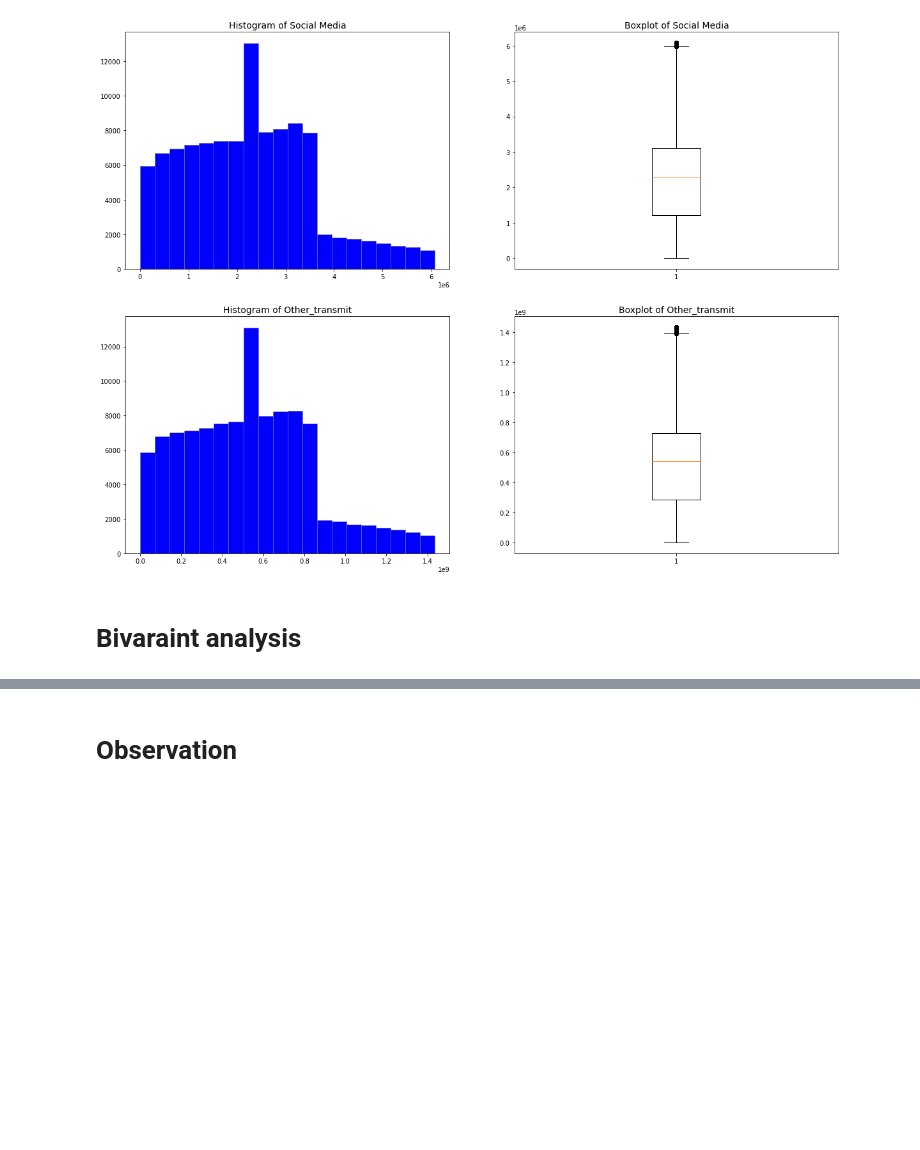
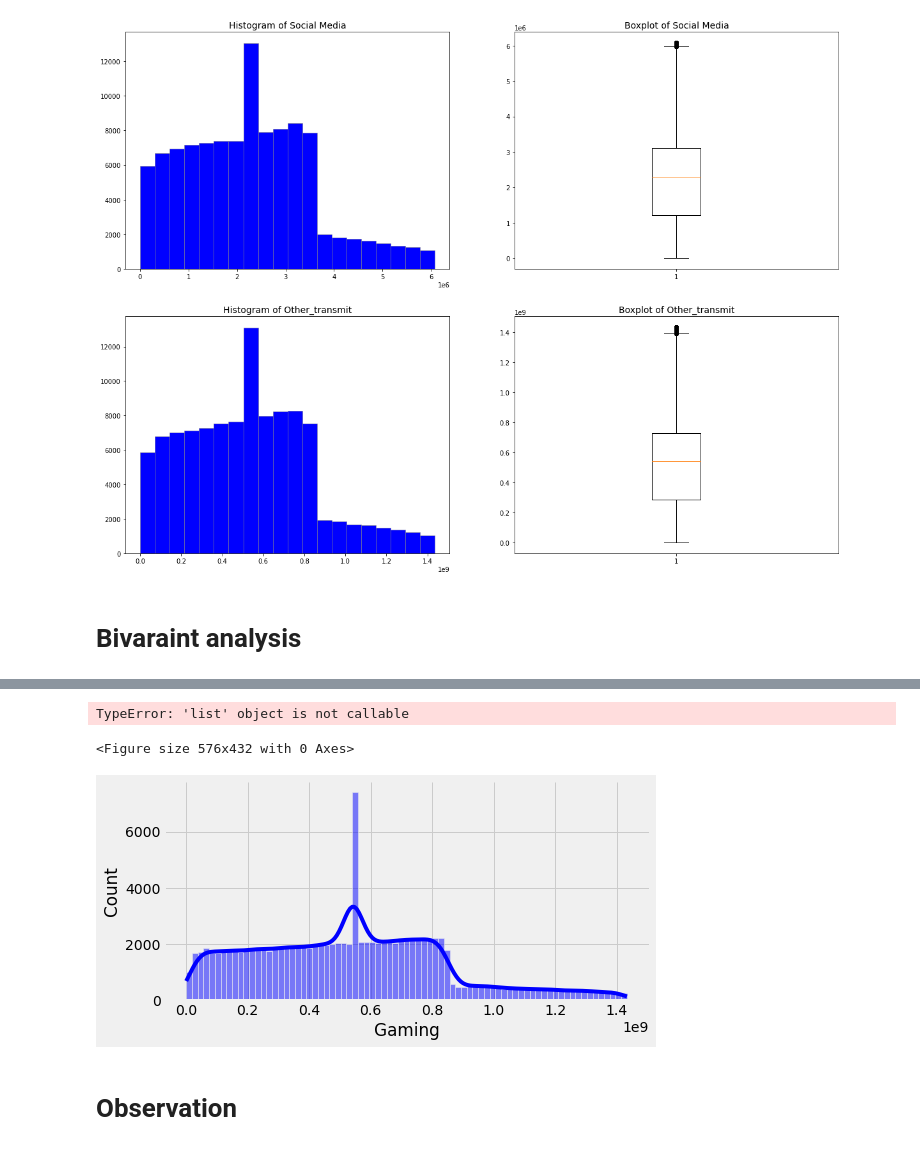
Before and after one commit to dawitasmeroatinafu/DA, a Jupyter notebook: notebooks/User_overview_analysis.ipynb, the cells around one changed output, grey strips where cells are left out. Cells and saved outputs as stored; diff of their text form; code cells hidden in the pictures; blank space fills up the shorter version.

Commit message:
show columns distribution

```diff
--- a/notebooks/User_overview_analysis.ipynb
+++ b/notebooks/User_overview_analysis.ipynb
@@ -364,3 +364,9 @@ mult_plot.plot_scattera(agg_user_data_overview.sample(300), x_col="Netflix", y_c
+# %%
+summery.show_col_distribution(agg_user_data_overview, ['Gaming','Netflix','Youtube','Email','Google','Social Media'], ['b', 'g', 'r','c','m','b'])
+# %% [output]
+TypeError: 'list' object is not callable
+<Figure size 576x432 with 0 Axes>
+[figure, added]
 # %%
 # Creating a correlation matrix for the main columns to the analysis
 
```
Also changed, not shown: parts of 9 cells of this notebook, 1 other file.
